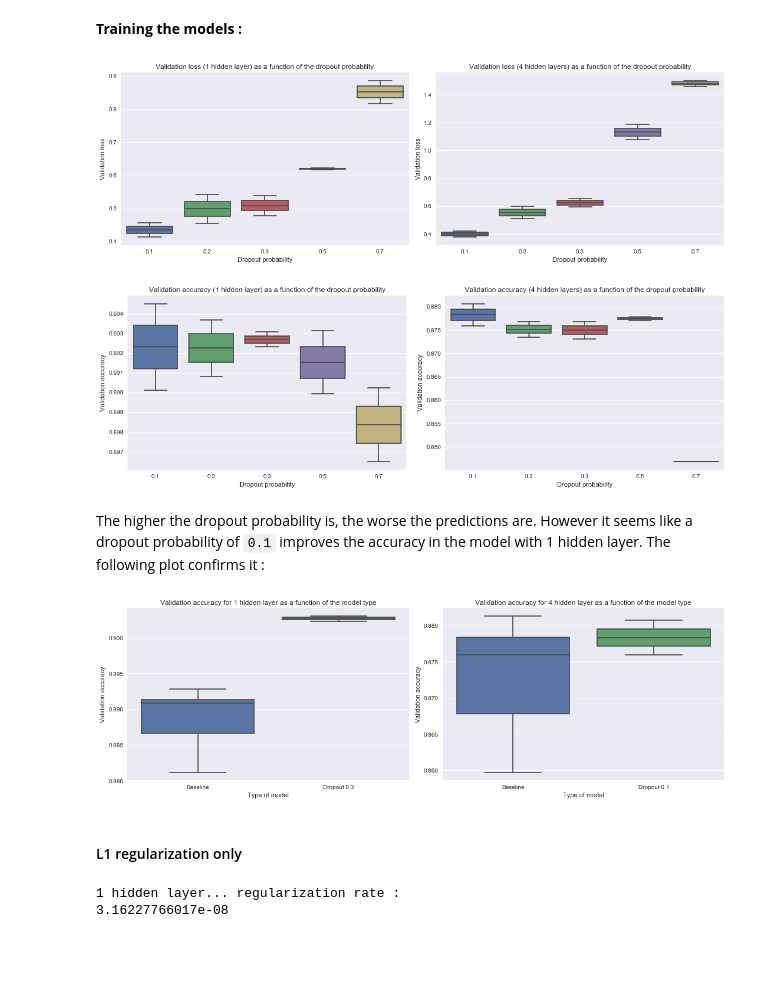
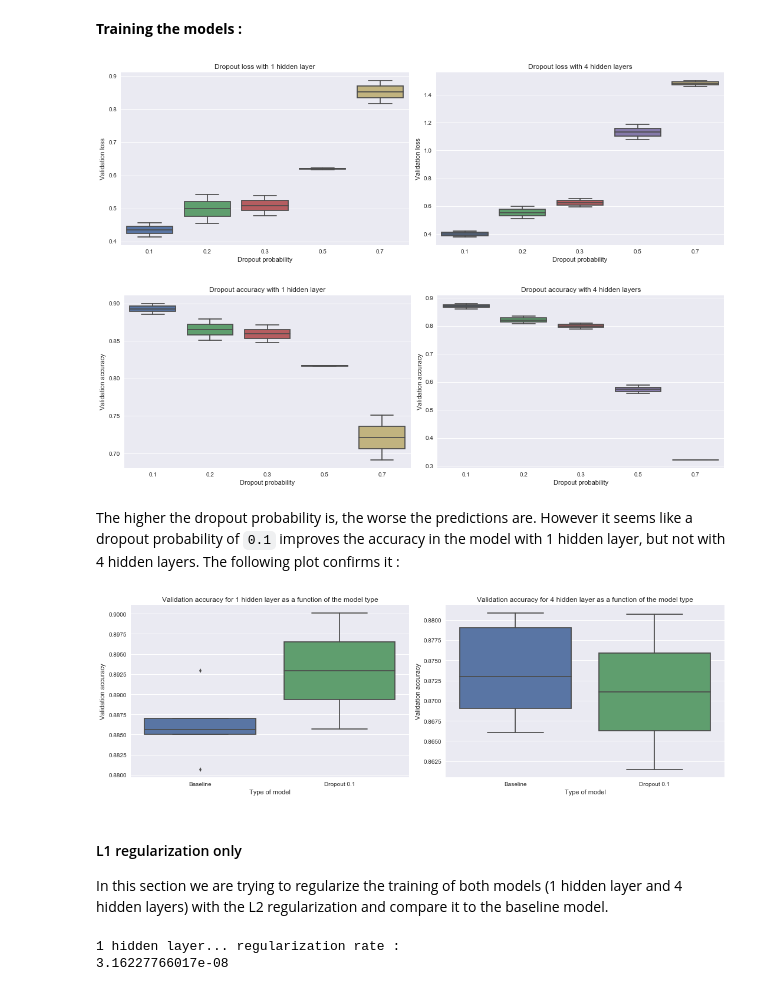
Before and after one commit to SSappy/ANN-Project-1, a Jupyter notebook: miniproject1.ipynb, the cells around one changed output. Drawn from its saved outputs; the diff is of its cells as text; code cells hidden in the pictures; blank space fills up the shorter version.

```diff
--- a/miniproject1.ipynb
+++ b/miniproject1.ipynb
@@ -740,7 +753,10 @@ histories_acc = np.array(histories_acc)
 final_val_loss = histories_loss[:,:,-1]
 final_val_acc = histories_acc[:,:,-1]
 val_loss = np.min(histories_loss, axis=2)
-val_acc = np.take(histories_acc, np.argmin(histories_loss, axis=2))
+val_acc = []
+for (j, i) in enumerate(np.argmin(histories_loss, axis=2)):
+    val_acc.append(np.diag(np.take(histories_acc[j],i.tolist(), axis=1)).tolist())
+val_acc = np.array(val_acc)
 # %%
 fig, ax = plt.subplots(1, 2, figsize=(15,5))
 
@@ -1153,7 +1161,7 @@ def create_model4(bn=False, dropout=0, l1_rate=0, l2_rate=0):
     if bn:
         model4.add(BatchNormalization())
     if dropout > 0:
-        model1.add(Dropout(dropout))
+        model4.add(Dropout(dropout))
     model4.add(Dense(N_h_4,
                      activation='relu',
                      kernel_regularizer=reg,
@@ -1163,7 +1171,7 @@ def create_model4(bn=False, dropout=0, l1_rate=0, l2_rate=0):
     if bn:
         model4.add(BatchNormalization())
     if dropout > 0:
-        model1.add(Dropout(dropout))
+        model4.add(Dropout(dropout))
     model4.add(Dense(N_h_4,
                      activation='relu',
                      kernel_regularizer=reg,
@@ -1173,7 +1181,7 @@ def create_model4(bn=False, dropout=0, l1_rate=0, l2_rate=0):
     if bn:
         model4.add(BatchNormalization())
     if dropout > 0:
-        model1.add(Dropout(dropout))
+        model4.add(Dropout(dropout))
     model4.add(Dense(N_h_4,
                      activation='relu',
                      kernel_regularizer=reg,
@@ -1183,7 +1191,7 @@ def create_model4(bn=False, dropout=0, l1_rate=0, l2_rate=0):
     if bn:
         model4.add(BatchNormalization())
     if dropout > 0:
-        model1.add(Dropout(dropout))
+        model4.add(Dropout(dropout))
     model4.add(Dense(N_out, activation='softmax'))
 
     return model4
@@ -1511,21 +1532,27 @@ histories4_loss = np.array(histories4_loss)
 histories4_acc = np.array(histories4_acc)
 
 val_loss1_dropout = np.min(histories1_loss, axis=2)
-val_acc1_dropout = np.take(histories1_acc, np.argmin(histories1_loss, axis=2))
+val_acc1_dropout = []
+for (j, i) in enumerate(np.argmin(histories1_loss, axis=2)):
+    val_acc1_dropout.append(np.diag(np.take(histories1_acc[j],i.tolist(), axis=1)).tolist())
+val_acc1_dropout = np.array(val_acc1_dropout)
 
 val_loss4_dropout = np.min(histories4_loss, axis=2)
-val_acc4_dropout = np.take(histories4_acc, np.argmin(histories4_loss, axis=2))
+val_acc4_dropout = []
+for (j, i) in enumerate(np.argmin(histories4_loss, axis=2)):
+    val_acc4_dropout.append(np.diag(np.take(histories4_acc[j],i.tolist(), axis=1)).tolist())
+val_acc4_dropout = np.array(val_acc4_dropout)
 # %%
 fig, ax = plt.subplots(1, 2, figsize=(15,5))
 
 sns.boxplot(data=val_loss1_dropout.T, ax=ax[0])
-ax[0].set_title('Validation loss (1 hidden layer) as a function of the dropout probability')
+ax[0].set_title('Dropout loss with 1 hidden layer')
 ax[0].set_ylabel('Validation loss')
 ax[0].set_xlabel('Dropout probability')
 ax[0].set_xticklabels(dropout_probability, fontsize=10)
 
 sns.boxplot(data=val_loss4_dropout.T, ax=ax[1])
-ax[1].set_title('Validation loss (4 hidden layers) as a function of the dropout probability')
+ax[1].set_title('Dropout loss with 4 hidden layers')
 ax[1].set_ylabel('Validation loss')
 ax[1].set_xlabel('Dropout probability')
 ax[1].set_xticklabels(dropout_probability, fontsize=10)
@@ -1534,18 +1561,18 @@ plt.tight_layout()
 
 plt.show()
 # %% [output]
-[figure, old version]
+[figure, new version]
 # %%
 fig, ax = plt.subplots(1, 2, figsize=(15,5))
 
 sns.boxplot(data=val_acc1_dropout.T, ax=ax[0])
-ax[0].set_title('Validation accuracy (1 hidden layer) as a function of the dropout probability')
+ax[0].set_title('Dropout accuracy with 1 hidden layer')
 ax[0].set_ylabel('Validation accuracy')
 ax[0].set_xlabel('Dropout probability')
 ax[0].set_xticklabels(dropout_probability, fontsize=10)
 
 sns.boxplot(data=val_acc4_dropout.T, ax=ax[1])
-ax[1].set_title('Validation accuracy (4 hidden layers) as a function of the dropout probability')
+ax[1].set_title('Dropout accuracy with 4 hidden layers')
 ax[1].set_ylabel('Validation accuracy')
 ax[1].set_xlabel('Dropout probability')
 ax[1].set_xticklabels(dropout_probability, fontsize=10)
@@ -1554,31 +1581,33 @@ plt.tight_layout()
 
 plt.show()
 # %% [output]
-[figure, old version]
+[figure, new version]
 # %% [markdown]
-The higher the dropout probability is, the worse the predictions are. However it seems like a dropout probability of `0.1` improves the accuracy in the model with 1 hidden layer. The following plot confirms it :
+The higher the dropout probability is, the worse the predictions are. However it seems like a dropout probability of `0.1` improves the accuracy in the model with 1 hidden layer, but not with 4 hidden layers. The following plot confirms it :
 # %%
 fig, ax = plt.subplots(1, 2, figsize=(15,5))
 
-sns.boxplot(data=[val_acc1_bn.T, val_acc1_dropout[2].T], ax=ax[0])
+sns.boxplot(data=[val_acc1_baseline.T, val_acc1_dropout[0].T], ax=ax[0])
 ax[0].set_title('Validation accuracy for 1 hidden layer as a function of the model type')
 ax[0].set_ylabel('Validation accuracy')
 ax[0].set_xlabel('Type of model')
-ax[0].set_xticklabels(['Baseline', 'Dropout 0.3'], fontsize=10)
+ax[0].set_xticklabels(['Baseline', 'Dropout 0.1'], fontsize=10)
 
-sns.boxplot(data=[val_acc4_bn.T, val_acc4_dropout[0].T], ax=ax[1])
+sns.boxplot(data=[val_acc4_baseline.T, val_acc4_dropout[0].T], ax=ax[1])
 ax[1].set_title('Validation accuracy for 4 hidden layer as a function of the model type')
 ax[1].set_ylabel('Validation accuracy')
 ax[1].set_xlabel('Type of model')
 ax[1].set_xticklabels(['Baseline', 'Dropout 0.1'], fontsize=10)
 
 plt.tight_layout()
 
 plt.show()
 # %% [output]
-[figure, old version]
+[figure, new version]
-# %% [markdown]
-#### L1 regularization only
+# %% [markdown]
+#### L1 regularization only
+
+In this section we are trying to regularize the training of both models (1 hidden layer and 4 hidden layers) with the L2 regularization and compare it to the baseline model.
 # %%
 """
 Hyper-parameters
```
Also changed, not shown: parts of 41 cells of this notebook.
